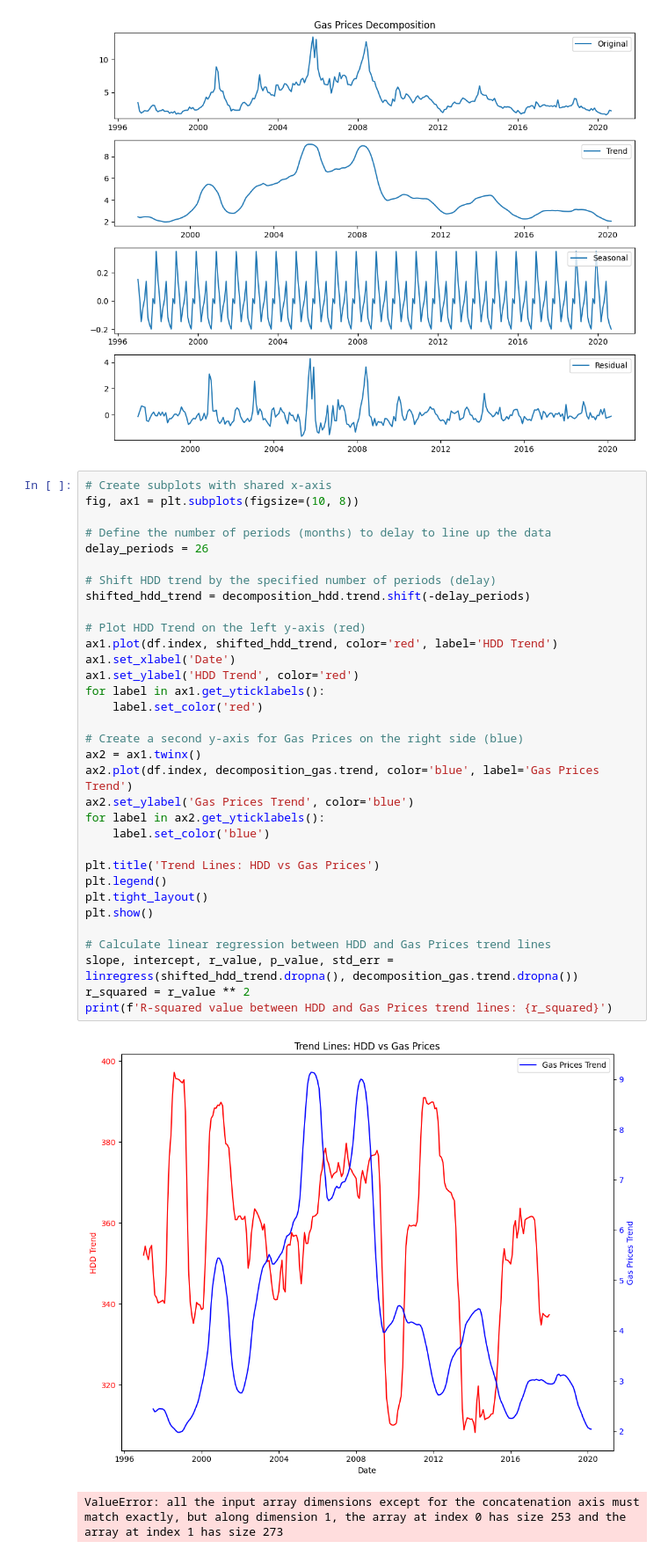
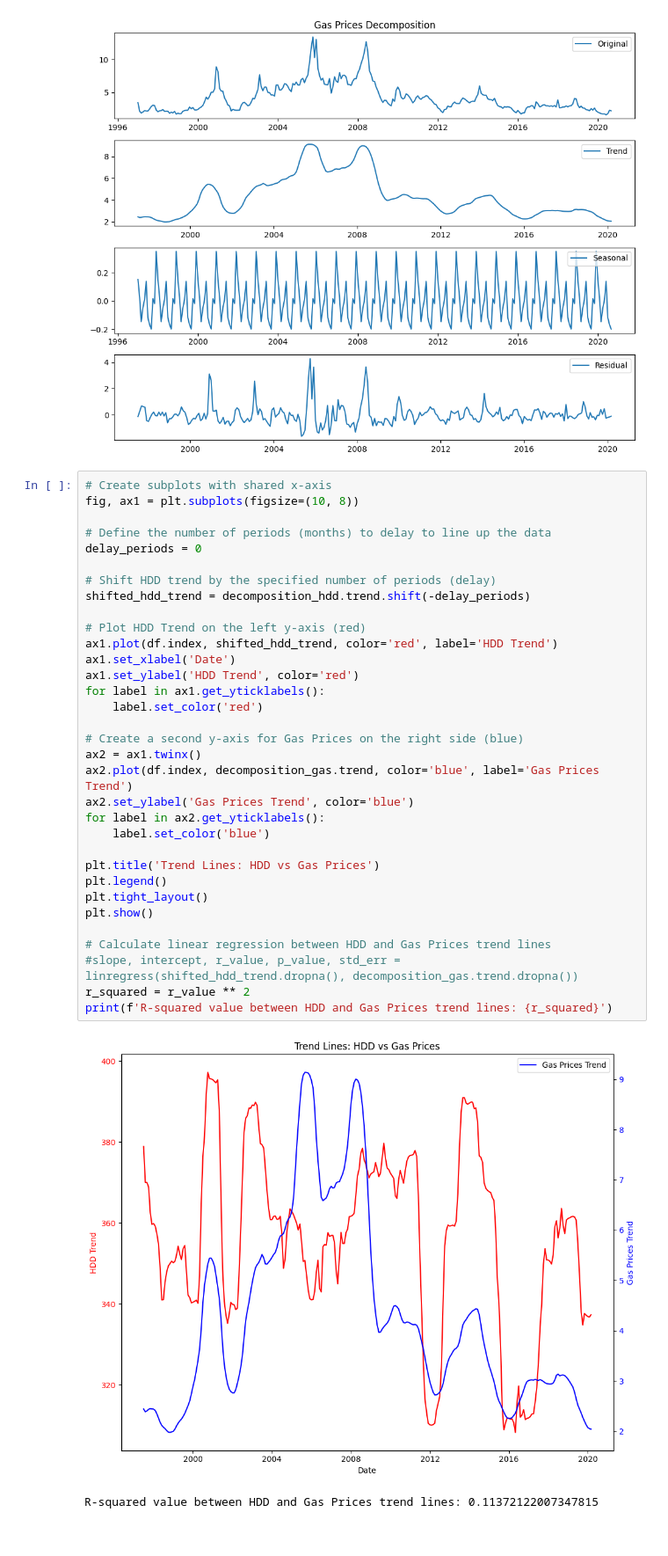
Before and after one commit to johnCavatelli/CS-5990-Gas-Price, a Jupyter notebook: main.ipynb, the cells around one changed output. Shown at 88% size. Cells and saved outputs as stored; diff of their text form.

Commit message:
Seasonal trend comparison

```diff
--- a/main.ipynb
+++ b/main.ipynb
@@ -114,34 +114,34 @@ plt.show()
 fig, ax1 = plt.subplots(figsize=(10, 8))
 
 # Define the number of periods (months) to delay to line up the data
-delay_periods = 26
+delay_periods = 0
 
 # Shift HDD trend by the specified number of periods (delay)
 shifted_hdd_trend = decomposition_hdd.trend.shift(-delay_periods)
 
 # Plot HDD Trend on the left y-axis (red)
 ax1.plot(df.index, shifted_hdd_trend, color='red', label='HDD Trend')
 ax1.set_xlabel('Date')
 ax1.set_ylabel('HDD Trend', color='red')
 for label in ax1.get_yticklabels():
     label.set_color('red')
 
 # Create a second y-axis for Gas Prices on the right side (blue)
 ax2 = ax1.twinx()
 ax2.plot(df.index, decomposition_gas.trend, color='blue', label='Gas Prices Trend')
 ax2.set_ylabel('Gas Prices Trend', color='blue')
 for label in ax2.get_yticklabels():
     label.set_color('blue')
 
 plt.title('Trend Lines: HDD vs Gas Prices')
 plt.legend()
 plt.tight_layout()
 plt.show()
 
 # Calculate linear regression between HDD and Gas Prices trend lines
-slope, intercept, r_value, p_value, std_err = linregress(shifted_hdd_trend.dropna(), decomposition_gas.trend.dropna())
+#slope, intercept, r_value, p_value, std_err = linregress(shifted_hdd_trend.dropna(), decomposition_gas.trend.dropna())
 r_squared = r_value ** 2
 print(f'R-squared value between HDD and Gas Prices trend lines: {r_squared}')
 # %% [output]
-[figure, old version]
+[figure, new version]
-ValueError: all the input array dimensions except for the concatenation axis must match exactly, but along dimension 1, the array at index 0 has size 253 and the array at index 1 has size 273
+R-squared value between HDD and Gas Prices trend lines: 0.11372122007347815
```
Also changed, not shown: 1 other file.
